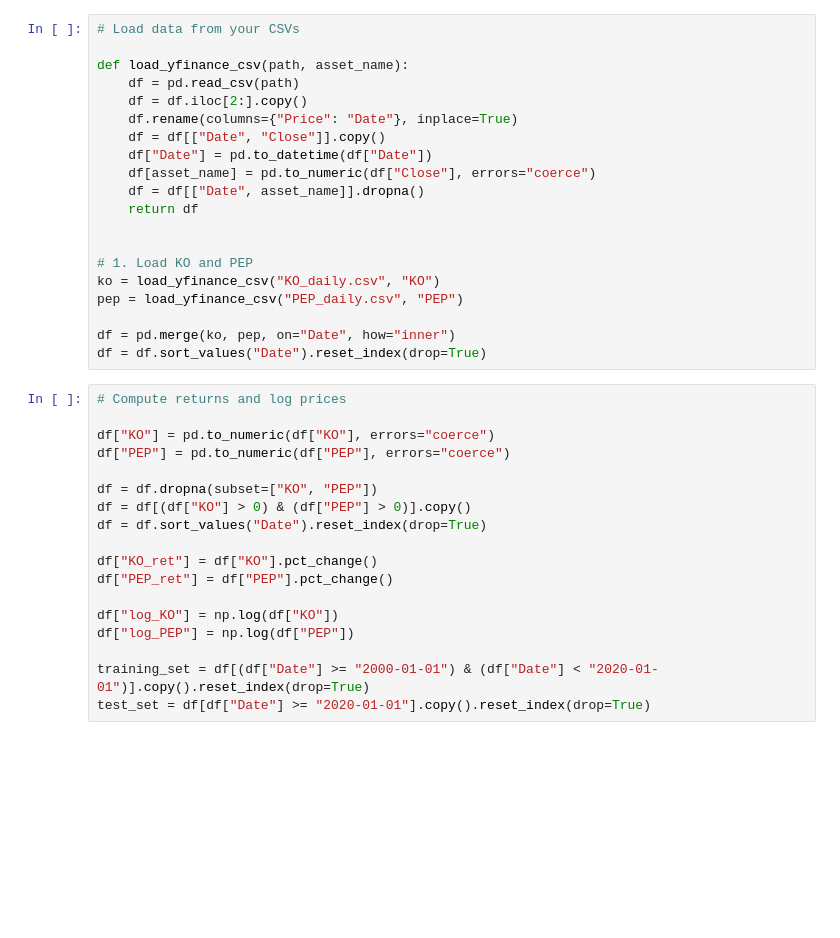
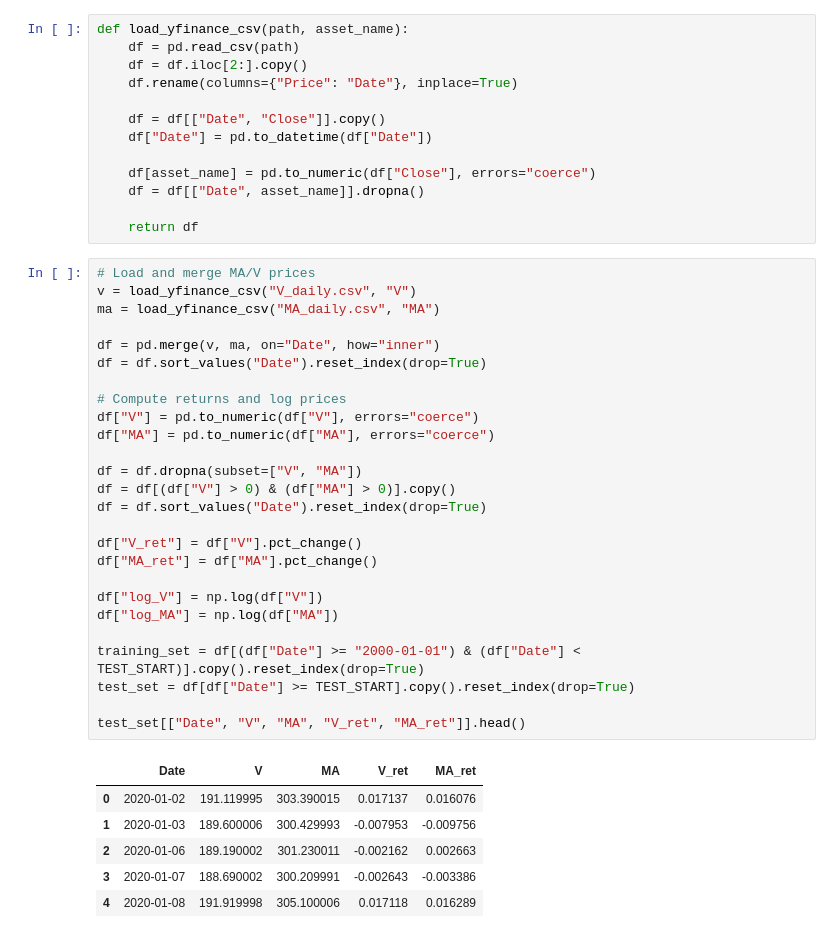
Before and after one commit to dhiman-d-roy/stat_arb_mark_1, a Jupyter notebook: validation.ipynb, the cells around one changed output. Saved outputs shown, nothing was run; the diff lists cells and outputs as text; blank space fills up the shorter version.

```diff
--- a/validation.ipynb
+++ b/validation.ipynb
@@ -5,38 +33,46 @@ import matplotlib.pyplot as plt
 # %%
-# Load data from your CSVs
-
 def load_yfinance_csv(path, asset_name):
     df = pd.read_csv(path)
     df = df.iloc[2:].copy()
     df.rename(columns={"Price": "Date"}, inplace=True)
+
     df = df[["Date", "Close"]].copy()
     df["Date"] = pd.to_datetime(df["Date"])
+
     df[asset_name] = pd.to_numeric(df["Close"], errors="coerce")
     df = df[["Date", asset_name]].dropna()
+
     return df
-
-
-# 1. Load KO and PEP
-ko = load_yfinance_csv("KO_daily.csv", "KO")
-pep = load_yfinance_csv("PEP_daily.csv", "PEP")
-
-df = pd.merge(ko, pep, on="Date", how="inner")
-df = df.sort_values("Date").reset_index(drop=True)
 # %%
-# Compute returns and log prices
+# Load and merge MA/V prices
+v = load_yfinance_csv("V_daily.csv", "V")
+ma = load_yfinance_csv("MA_daily.csv", "MA")
 
-df["KO"] = pd.to_numeric(df["KO"], errors="coerce")
-df["PEP"] = pd.to_numeric(df["PEP"], errors="coerce")
-
-df = df.dropna(subset=["KO", "PEP"])
-df = df[(df["KO"] > 0) & (df["PEP"] > 0)].copy()
+df = pd.merge(v, ma, on="Date", how="inner")
 df = df.sort_values("Date").reset_index(drop=True)
 
-df["KO_ret"] = df["KO"].pct_change()
-df["PEP_ret"] = df["PEP"].pct_change()
+# Compute returns and log prices
+df["V"] = pd.to_numeric(df["V"], errors="coerce")
+df["MA"] = pd.to_numeric(df["MA"], errors="coerce")
 
-df["log_KO"] = np.log(df["KO"])
-df["log_PEP"] = np.log(df["PEP"])
+df = df.dropna(subset=["V", "MA"])
+df = df[(df["V"] > 0) & (df["MA"] > 0)].copy()
+df = df.sort_values("Date").reset_index(drop=True)
 
-training_set = df[(df["Date"] >= "2000-01-01") & (df["Date"] < "2020-01-01")].copy().reset_index(drop=True)
-test_set = df[df["Date"] >= "2020-01-01"].copy().reset_index(drop=True)
+df["V_ret"] = df["V"].pct_change()
+df["MA_ret"] = df["MA"].pct_change()
+
+df["log_V"] = np.log(df["V"])
+df["log_MA"] = np.log(df["MA"])
+
+training_set = df[(df["Date"] >= "2000-01-01") & (df["Date"] < TEST_START)].copy().reset_index(drop=True)
+test_set = df[df["Date"] >= TEST_START].copy().reset_index(drop=True)
+
+test_set[["Date", "V", "MA", "V_ret", "MA_ret"]].head()
+# %% [output]
+|  | Date | V | MA | V_ret | MA_ret |
+| 0 | 2020-01-02 | 191.119995 | 303.390015 | 0.017137 | 0.016076 |
+| 1 | 2020-01-03 | 189.600006 | 300.429993 | -0.007953 | -0.009756 |
+| 2 | 2020-01-06 | 189.190002 | 301.230011 | -0.002162 | 0.002663 |
+| 3 | 2020-01-07 | 188.690002 | 300.209991 | -0.002643 | -0.003386 |
+| 4 | 2020-01-08 | 191.919998 | 305.100006 | 0.017118 | 0.016289 |
```
Also changed, not shown: parts of 12 cells of this notebook, 2 other files.
